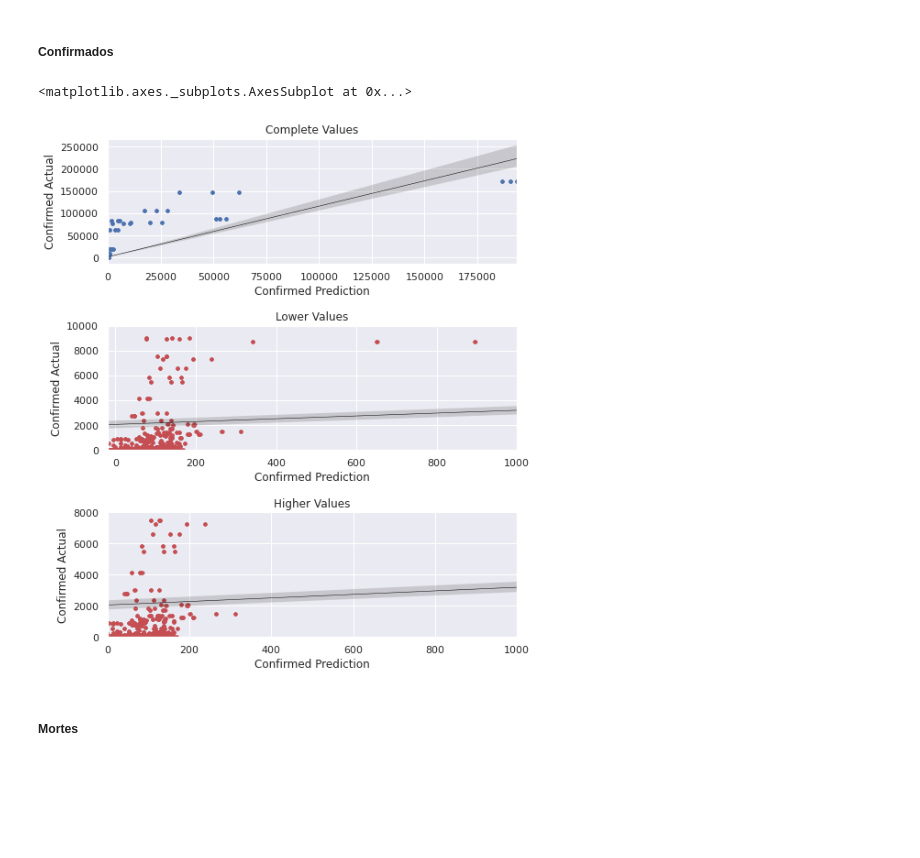
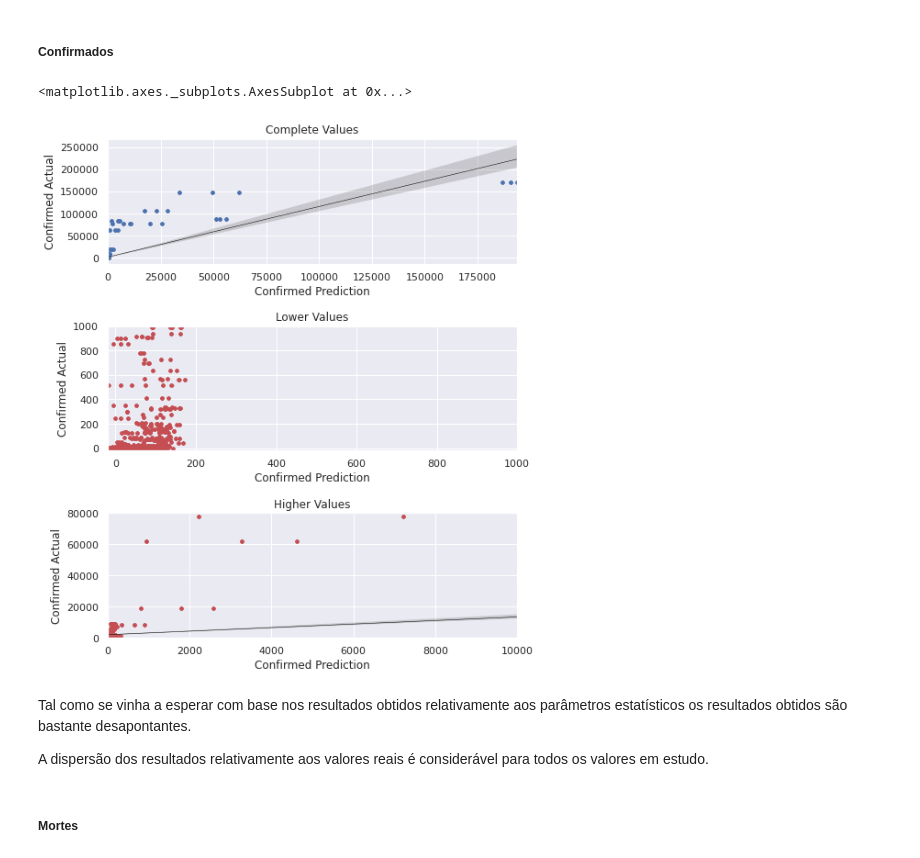
Before and after one commit to JoaoRicardoCardoso/MIEIC_IART_19_PROJ, a Jupyter notebook: PROJ2/Aggregation.ipynb, the cells around one changed output. Drawn from its saved outputs; the diff is of its cells as text; code cells hidden in the pictures; blank space fills up the shorter version.

```diff
--- a/PROJ2/Aggregation.ipynb
+++ b/PROJ2/Aggregation.ipynb
@@ -1196,22 +1153,26 @@ top_result_recovered_actual = r2_top[0]['data']['Recovered Actual']
 # %%
 import seaborn as sb
 import matplotlib.pyplot as plt
 sb.set(color_codes=True)
 fig,axs = plt.subplots(nrows=3,figsize=(8,10))
 axs[0].set_title('Complete Values')
 axs[1].set_title('Lower Values')
 axs[1].set_xlim(-20,1000)
-axs[1].set_ylim(-20,10000)
+axs[1].set_ylim(-20,1000)
 axs[2].set_title('Higher Values')
-axs[2].set_xlim(0,1000)
-axs[2].set_ylim(0,8000)
+axs[2].set_xlim(0,10000)
+axs[2].set_ylim(0,80000)
 plt.subplots_adjust(hspace=0.5)
 sb.regplot(x=conf_pred, y=conf_actual, data=total_results, marker='.',color='b',ax=axs[0], line_kws={"lw": 0.5, "color": "black"})
 sb.regplot(x=conf_pred, y=conf_actual, data=total_results, marker='.',color='r',ax=axs[1],line_kws={"lw": 0.5, "color": "black"})
 sb.regplot(x=conf_pred, y=conf_actual, data=total_results, marker='.',color='r',ax=axs[2],line_kws={"lw": 0.5, "color": "black"})
 # %% [output]
 <matplotlib.axes._subplots.AxesSubplot at 0x...>
-[figure, old version]
+[figure, new version]
+# %% [markdown]
+Tal como se vinha a esperar com base nos resultados obtidos relativamente aos parâmetros estatísticos os resultados obtidos são bastante desapontantes.
+
+A dispersão dos resultados relativamente aos valores reais é considerável para todos os valores em estudo.
 # %% [markdown]
 ##### Mortes
 # %%
```
Also changed, not shown: parts of 23 cells of this notebook.
